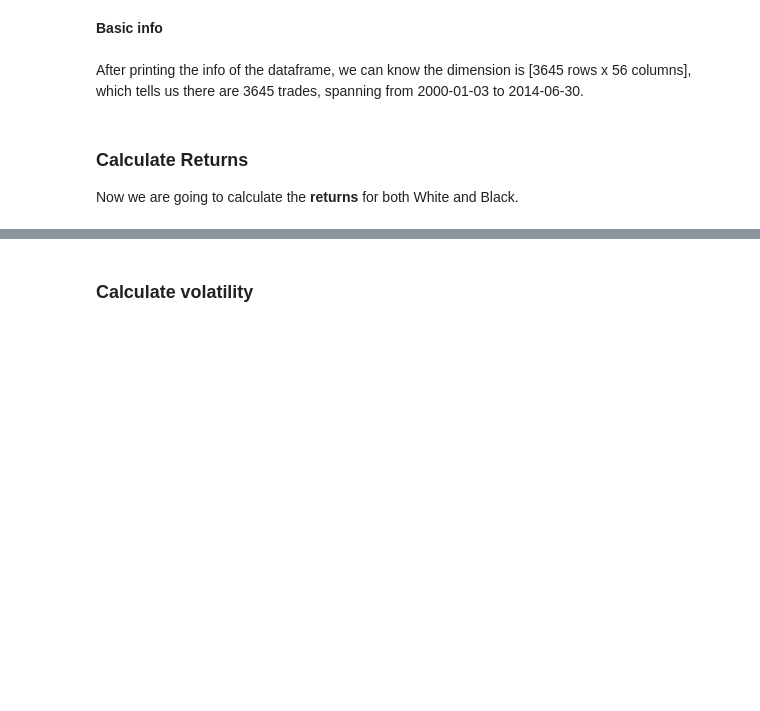
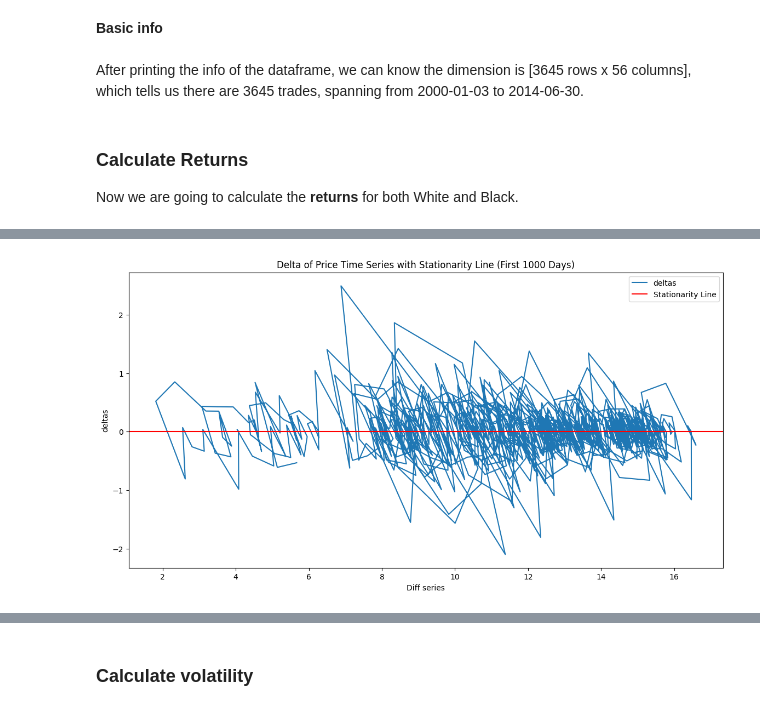
Before and after one commit to ShiweiHe0713/Systematic-Investing, a Jupyter notebook: 4_pairs/pairs.ipynb, the cells around one changed output, grey strips where cells are left out. Cells and saved outputs as stored; diff of their text form; code cells hidden in the pictures; blank space fills up the shorter version.

```diff
--- a/4_pairs/pairs.ipynb
+++ b/4_pairs/pairs.ipynb
@@ -45,0 +53,4 @@ Name: ret10WHITE, Length: 3645, dtype: float64
+# %%
+# Convert the date column to a datetime object
+data['Date'] = pd.to_datetime(data['Date'])
+data.set_index('Date', inplace=True)
@@ -45,0 +59,21 @@ Name: ret10WHITE, Length: 3645, dtype: float64
+# %%
+# The diffs
+dates = pd.date_range(start='2000-01-03', periods=1000)
+white = pd.Series(data["closeWHITE"][:1000].values, index=dates)
+black = pd.Series(data["closeBLACK"][:1000].values, index=dates)
+regression_data = pd.DataFrame({'white':white, 'black':black})
+regression_data['diff_series'] = regression_data['white'] - regression_data['black']
+
+# The deltas
+regression_data['deltas'] = regression_data['diff_series'].diff()
+regression_data['diff_series_lagged'] = regression_data['diff_series'].shift(1)
+regression_data = regression_data.dropna()
+
+X = regression_data['diff_series_lagged']
+y = regression_data['deltas']
+
+# Add a constant to the model (intercept)
+X = sm.add_constant(X)
+
+model = sm.OLS(y, X).fit()
+print(model.summary())
@@ -45,0 +98,16 @@ Name: ret10WHITE, Length: 3645, dtype: float64
+# %%
+plt.figure(figsize=(14, 7))
+
+plt.plot(regression_data['diff_series_lagged'], regression_data['deltas'], label='deltas')
+
+# Adding a horizontal stationarity line at y=0
+plt.axhline(y=0, color='r', linestyle='-', label='Stationarity Line')
+
+plt.title('Delta of Price Time Series with Stationarity Line (First 1000 Days)')
+plt.xlabel('Diff series')
+plt.ylabel('deltas')
+plt.legend()
+
+plt.show()
+# %% [output]
+[figure, added]
```
Also changed, not shown: parts of 23 cells of this notebook, 5 other files.
